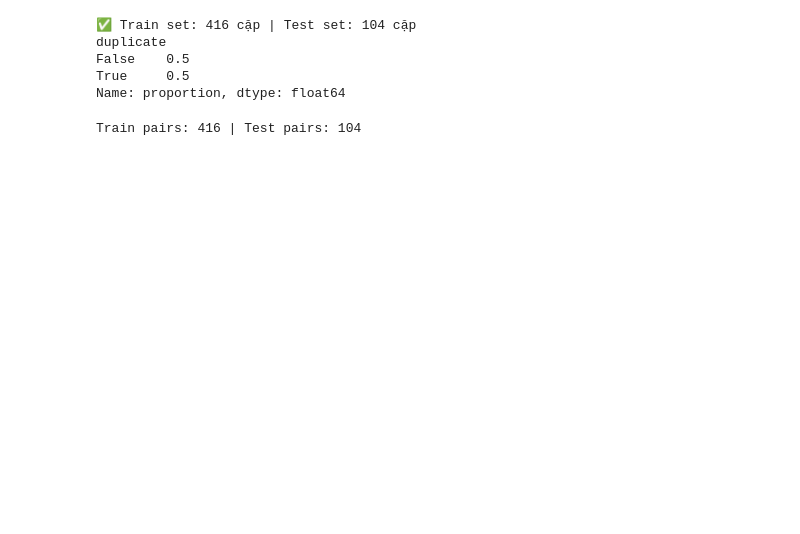
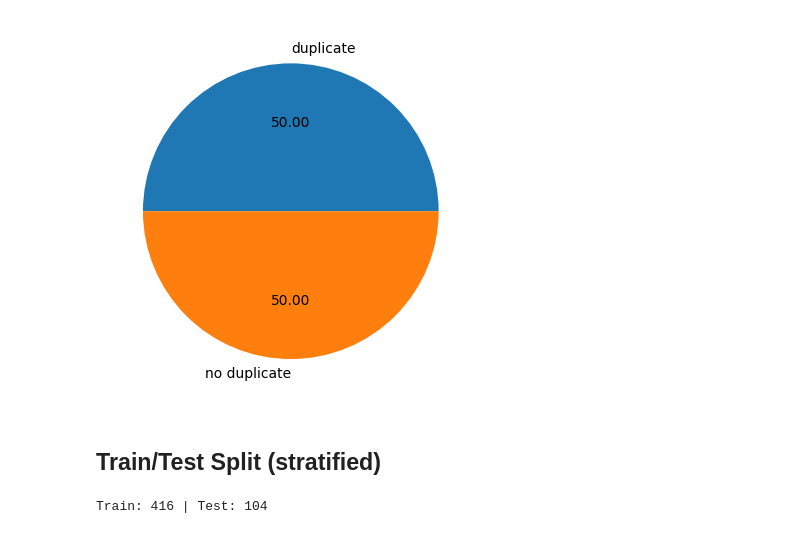
Before and after one commit to tu-hoccode/project, a Jupyter notebook: processing/final.ipynb, the cells around one changed output. Drawn from its saved outputs; the diff is of its cells as text; code cells hidden in the pictures; blank space fills up the shorter version.

```diff
--- a/processing/final.ipynb
+++ b/processing/final.ipynb
@@ -3,0 +58,32 @@ from sklearn.model_selection import train_test_split
+# %%
+
+df = pd.read_csv(DATA_CSV)
+
+required_cols = {"path_a","path_b","duplicate"}
+missing = required_cols - set(df.columns)
+if missing:
+    raise ValueError(f"Missing columns {missing}. Need {required_cols}")
+
+# Normalize label to 0/1 if object
+if df["duplicate"].dtype == object:
+    le = LabelEncoder()
+    df["duplicate"] = le.fit_transform(df["duplicate"])
+    print("LabelEncoder for 'duplicate', classes:", list(le.classes_))
+
+# Drop NA rows (paths/label)
+before = len(df)
+df = df.dropna(subset=["path_a","path_b","duplicate"])
+print(f"Dropped {before - len(df)} NA rows (if any)")
+
+# Filter nonexistent files
+def file_exists(p):
+    try: return Path(p).is_file()
+    except: return False
+
+mask_exist = df["path_a"].apply(file_exists) & df["path_b"].apply(file_exists)
+if not mask_exist.all():
+    print(f"{(~mask_exist).sum()} rows with missing files -> removed")
+    df = df[mask_exist].reset_index(drop=True)
+
+print("Label distribution:\n", df["duplicate"].value_counts())
+df.head()
@@ -4,18 +103,17 @@ from sklearn.model_selection import train_test_split
+# %%
+plt.pie(df['duplicate'].value_counts(), labels=['duplicate','no duplicate'],autopct="%0.2f")
+plt.show()
+# %% [output]
+[figure, added]
+# %% [markdown]
+## Train/Test Split (stratified)
 # %%
-df = pd.read_csv("data_final.csv")
 
 train_df, test_df = train_test_split(
-    df, test_size=0.2, random_state=42, stratify=df["duplicate"]
+    df, test_size=0.2, random_state=SEED, stratify=df["duplicate"]
 )
-
-train_df.to_csv("train_pairs.csv", index=False)
-test_df.to_csv("test_pairs.csv", index=False)
-
-print(f"Train set: {len(train_df)} cặp | Test set: {len(test_df)} cặp")
-print(train_df['duplicate'].value_counts(normalize=True))
+y_train = train_df["duplicate"].to_numpy()
+y_test  = test_df["duplicate"].to_numpy()
+print(f"Train: {len(train_df)} | Test: {len(test_df)}")
 # %% [output]
-✅ Train set: 416 cặp | Test set: 104 cặp
-duplicate
-False    0.5
-True     0.5
-Name: proportion, dtype: float64
+Train: 416 | Test: 104
@@ -37,6 +119,0 @@ MODEL_PATH  = "siamese_model.h5"
-# %%
-train_df = pd.read_csv(TRAIN_PAIRS)
-test_df  = pd.read_csv(TEST_PAIRS)
-print(f"Train pairs: {len(train_df)} | Test pairs: {len(test_df)}")
-# %% [output]
-Train pairs: 416 | Test pairs: 104
```
Also changed, not shown: parts of 26 cells of this notebook, 15 other files.
